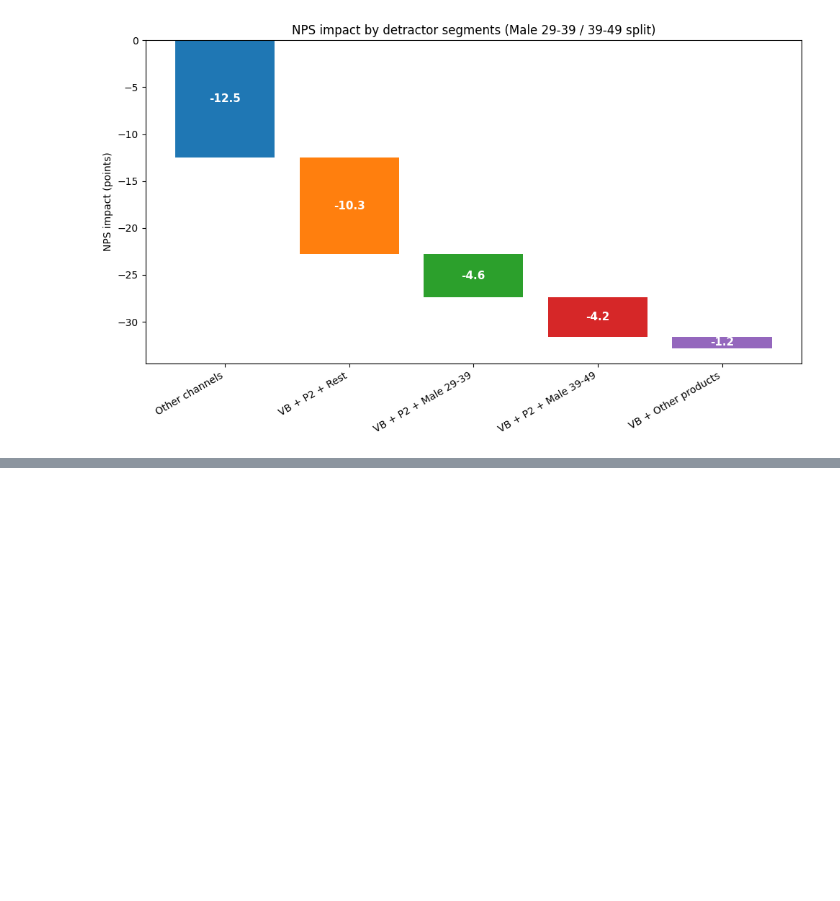
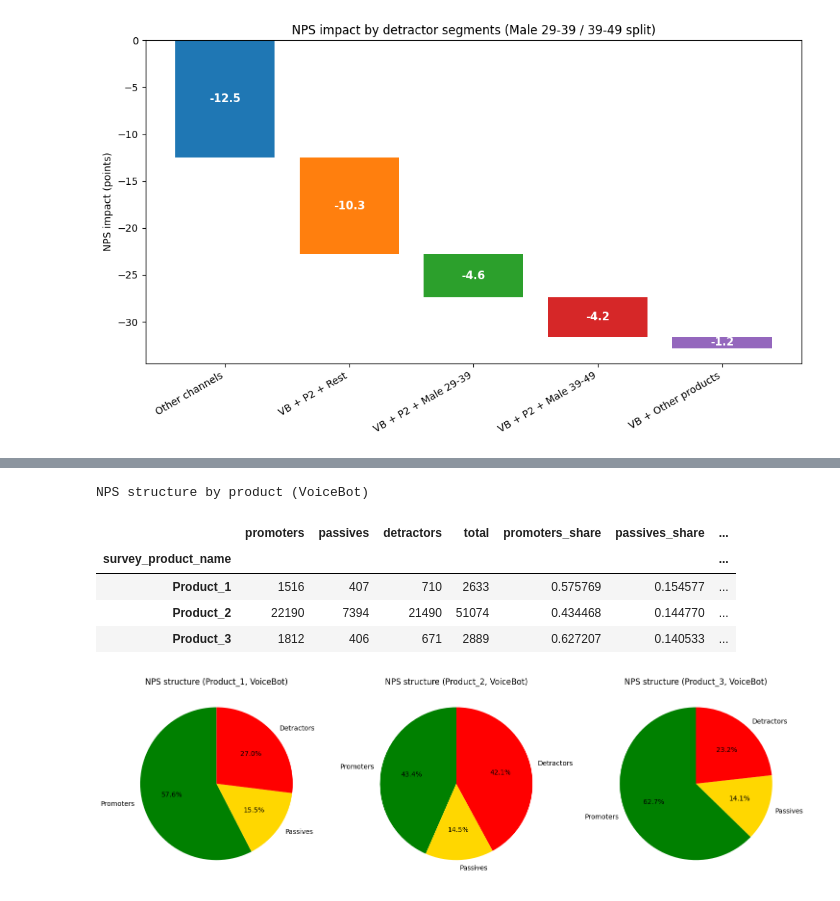
Before and after one commit to rtagirov/cx_nps_driver_analysis, a Jupyter notebook: cx_nps_driver_analysis_sql.ipynb, the cells around one changed output, grey strips where cells are left out. Drawn from its saved outputs; the diff is of its cells as text; code cells hidden in the pictures; blank space fills up the shorter version.

```diff
--- a/cx_nps_driver_analysis_sql.ipynb
+++ b/cx_nps_driver_analysis_sql.ipynb
@@ -4569,0 +4794,75 @@ This will help identify the key product issues in VoiceBot and prioritize improv
+# %%
+# используем агрегированную витрину
+df = df_filtered.copy()
+
+# -----------------------------------------
+# 1. фильтруем канал VoiceBot
+# -----------------------------------------
+
+df_vb = df[df["survey_channel"] == "VoiceBot"]
+
+# -----------------------------------------
+# 2. агрегируем NPS структуру по продуктам
+# -----------------------------------------
+
+product_nps_vb = (
+    df_vb.groupby("survey_product_name")
+    .agg(
+        promoters=("promoters", "sum"),
+        passives=("passives", "sum"),
+        detractors=("detractors", "sum")
+    )
+)
+
+# считаем total
+product_nps_vb["total"] = (
+    product_nps_vb["promoters"]
+    + product_nps_vb["passives"]
+    + product_nps_vb["detractors"]
+)
+
+# считаем доли
+product_nps_vb["promoters_share"] = product_nps_vb["promoters"] / product_nps_vb["total"]
+product_nps_vb["passives_share"] = product_nps_vb["passives"] / product_nps_vb["total"]
+product_nps_vb["detractors_share"] = product_nps_vb["detractors"] / product_nps_vb["total"]
+
+print("NPS structure by product (VoiceBot)")
+display(product_nps_vb)
+
+# -----------------------------------------
+# 3. строим pie charts
+# -----------------------------------------
+
+fig, axes = plt.subplots(1, 3, figsize=(15,5))
+
+colors = ["green", "gold", "red"]
+labels = ["Promoters", "Passives", "Detractors"]
+
+for i, product in enumerate(product_nps_vb.index):
+
+    values = [
+        product_nps_vb.loc[product, "promoters"],
+        product_nps_vb.loc[product, "passives"],
+        product_nps_vb.loc[product, "detractors"]
+    ]
+
+    axes[i].pie(
+        values,
+        labels=labels,
+        autopct="%1.1f%%",
+        startangle=90,
+        colors=colors
+    )
+
+    axes[i].set_title(f"NPS structure ({product}, VoiceBot)")
+
+plt.tight_layout()
+plt.show()
+# %% [output]
+NPS structure by product (VoiceBot)
+|  | promoters | passives | detractors | total | promoters_share | passives_share | ... |
+| survey_product_name |  |  |  |  |  |  | ... |
+| Product_1 | 1516 | 407 | 710 | 2633 | 0.575769 | 0.154577 | ... |
+| Product_2 | 22190 | 7394 | 21490 | 51074 | 0.434468 | 0.144770 | ... |
+| Product_3 | 1812 | 406 | 671 | 2889 | 0.627207 | 0.140533 | ... |
+[figure, added]
```
Also changed, not shown: parts of 10 cells of this notebook.
